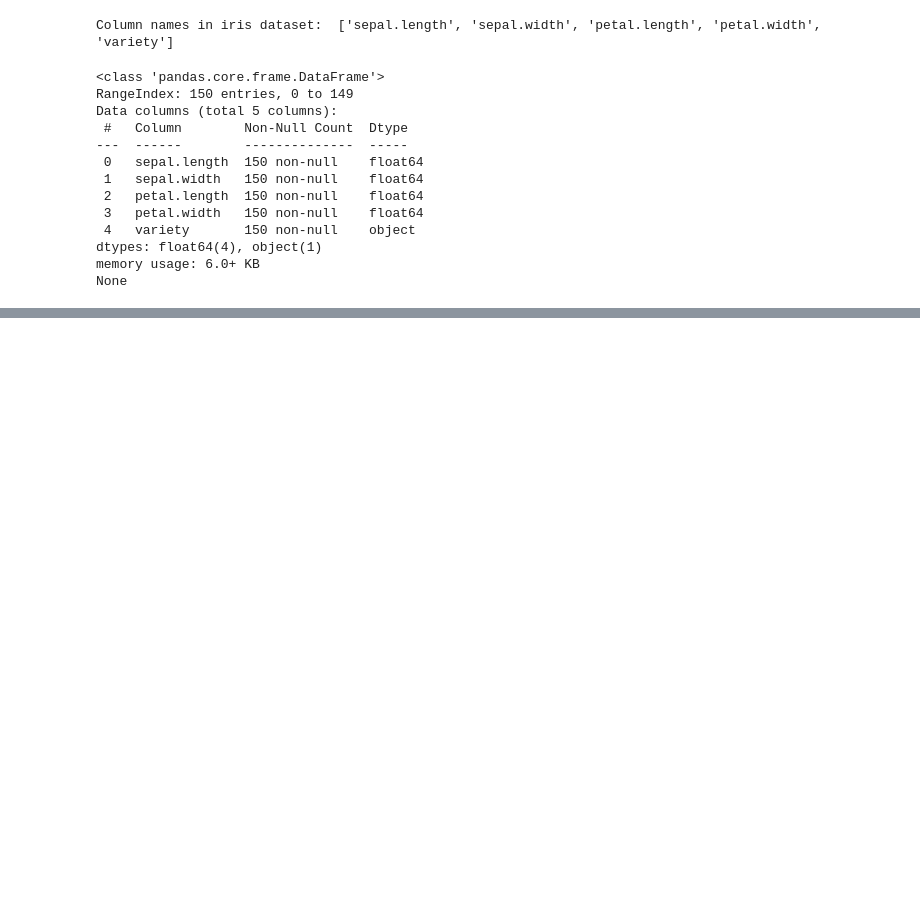
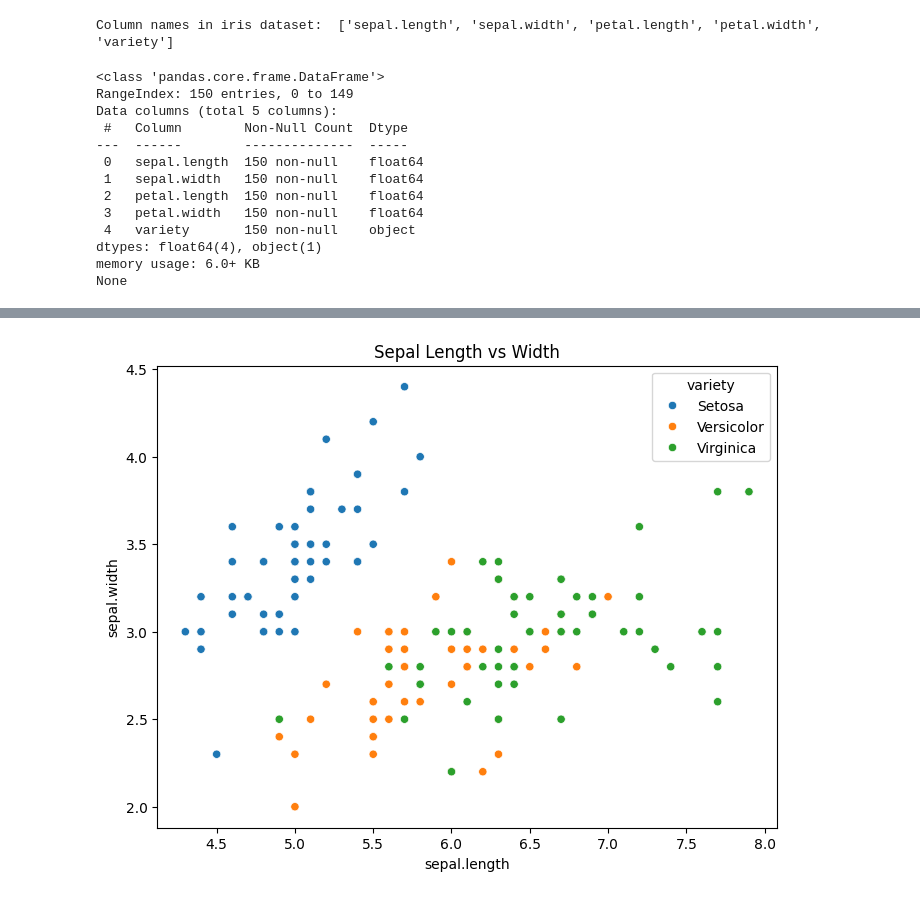
Before and after one commit to Fatima-05/Task1-Exploring-Datasets, a Jupyter notebook: Task1.ipynb, the cells around one changed output, grey strips where cells are left out. Cells and saved outputs as stored; diff of their text form; code cells hidden in the pictures; blank space fills up the shorter version.

Commit message:
visualizing r/s b/w features

```diff
--- a/Task1.ipynb
+++ b/Task1.ipynb
@@ -54,0 +68,8 @@ None
+# %%
+#using scatter plot to show the relationship between the features
+plt.figure(figsize=(8, 6))
+sns.scatterplot(data=df, x='sepal.length', y='sepal.width', hue='variety')
+plt.title("Sepal Length vs Width")
+plt.show()
+# %% [output]
+[figure, added]
```
Also changed, not shown: parts of 1 cell of this notebook.
